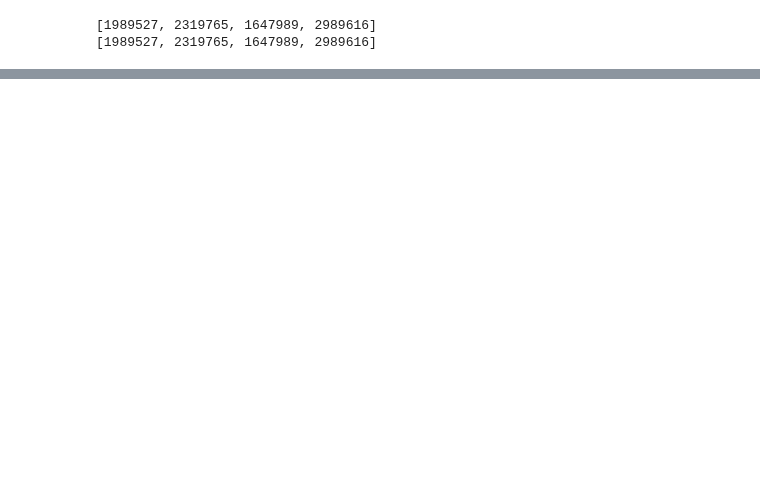
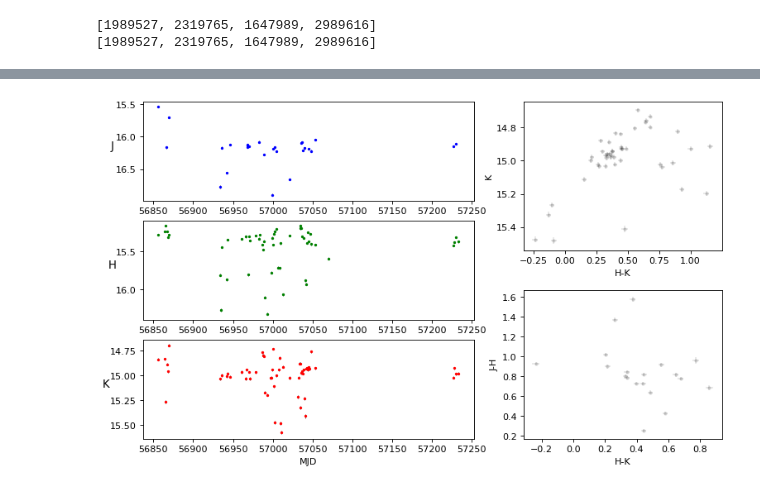
Before and after one commit to tomr-stargazer/Variability_Project_2020, a Jupyter notebook: wuvars/data/Prototypes/Prototyping the load_photometry, load_spreadsheet v2.ipynb, the cells around one changed output, grey strips where cells are left out. Saved outputs shown, nothing was run; the diff lists cells and outputs as text; code cells hidden in the pictures; blank space fills up the shorter version.

```diff
--- a/wuvars/data/Prototypes/Prototyping the load_photometry, load_spreadsheet v2.ipynb
+++ b/wuvars/data/Prototypes/Prototyping the load_photometry, load_spreadsheet v2.ipynb
@@ -46,0 +49,6 @@ print([len(x) for x in phot_v2_grouped])
+# %%
+w8_unclean = photometry.load_wserv_v2(8, uncleaned=True)
+dat = photometry.group_wserv_v2(w8_unclean, max_flags=np.inf)
+
+w8_clean = photometry.load_wserv_v2(8, uncleaned=False)
+dat_clean = photometry.group_wserv_v2(w8_clean, max_flags=256)
@@ -46,0 +58,2 @@ print([len(x) for x in phot_v2_grouped])
+# %%
+faint_sid = 44989782470707
@@ -46,0 +62,4 @@ print([len(x) for x in phot_v2_grouped])
+# %%
+fig_lc = simple_lc(dat, faint_sid)
+# %% [output]
+[figure, added]
```
Also changed, not shown: parts of 11 cells of this notebook.
